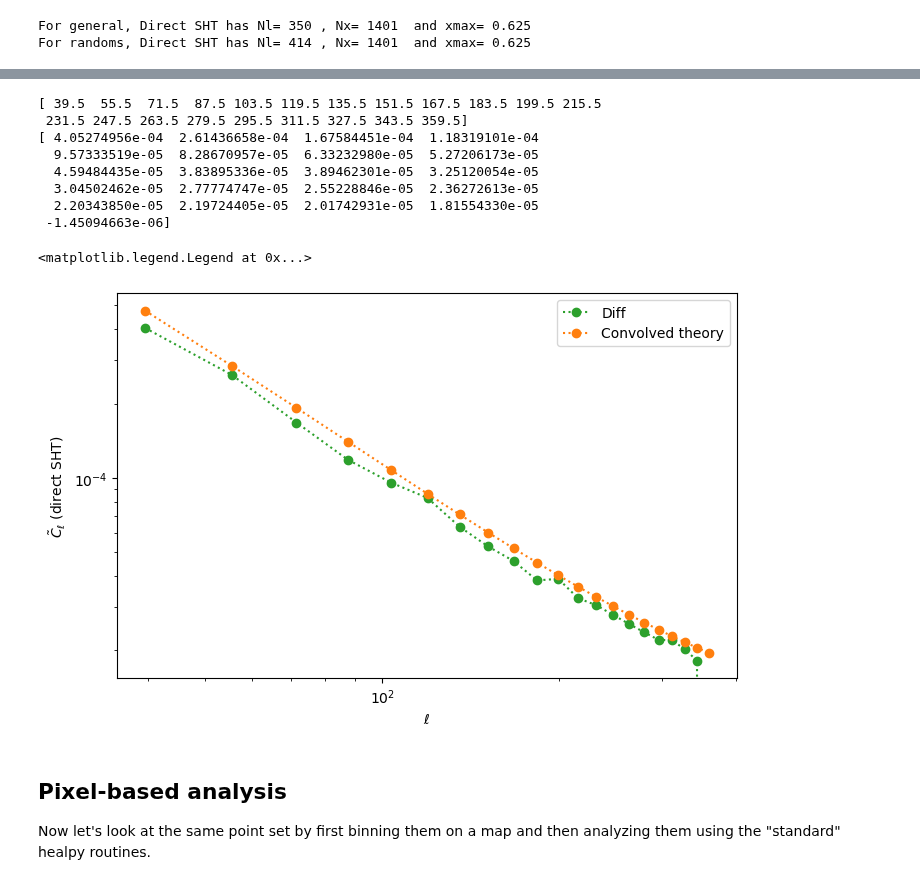
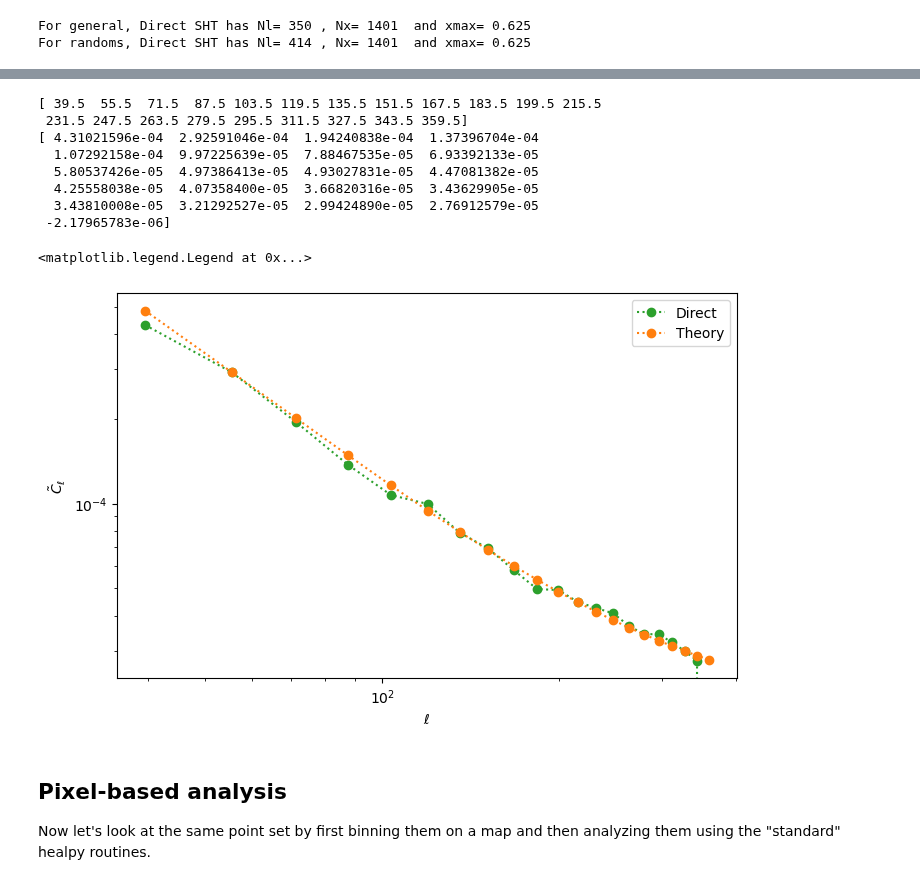
Before and after one commit to martinjameswhite/directsht, a Jupyter notebook: notebooks/analyzing_mocks.ipynb, the cells around one changed output, grey strips where cells are left out. Cells and saved outputs as stored; diff of their text form; code cells hidden in the pictures.

```diff
--- a/notebooks/analyzing_mocks.ipynb
+++ b/notebooks/analyzing_mocks.ipynb
@@ -63,10 +63,11 @@ def veto_points(tt,pp,wt,nveto,rveto):
     return( (tt[ww],pp[ww],wt[ww]) )
 # %%
 # Generate a lognormal mock
-npnt_fullsky = 3 * 500000
+npnt_fullsky = 3 * 250000
 #
 # Initialize a helper object from which to draw realizations
 nside_mockmaking = 2048
+nside_mockmaking = 8192
 Mocks_obj = LogNormalMocks(npnt_fullsky,nside=nside_mockmaking,
                            theta_range=[theta_min,theta_max],
                            phi_range=[phi_min,phi_max])
@@ -251,29 +250,29 @@ print(hdif_decoupled)
 # %% [output]
 [ 39.5  55.5  71.5  87.5 103.5 119.5 135.5 151.5 167.5 183.5 199.5 215.5
  231.5 247.5 263.5 279.5 295.5 311.5 327.5 343.5 359.5]
-[ 4.05274956e-04  2.61436658e-04  1.67584451e-04  1.18319101e-04
-  9.57333519e-05  8.28670957e-05  6.33232980e-05  5.27206173e-05
-  4.59484435e-05  3.83895336e-05  3.89462301e-05  3.25120054e-05
-  3.04502462e-05  2.77774747e-05  2.55228846e-05  2.36272613e-05
-  2.20343850e-05  2.19724405e-05  2.01742931e-05  1.81554330e-05
- -1.45094663e-06]
+[ 4.31021596e-04  2.92591046e-04  1.94240838e-04  1.37396704e-04
+  1.07292158e-04  9.97225639e-05  7.88467535e-05  6.93392133e-05
+  5.80537426e-05  4.97386413e-05  4.93027831e-05  4.47081382e-05
+  4.25558038e-05  4.07358400e-05  3.66820316e-05  3.43629905e-05
+  3.43810008e-05  3.21292527e-05  2.99424890e-05  2.76912579e-05
+ -2.17965783e-06]
 # %%
 fig,ax = plt.subplots(1,1,figsize=(8,5))
-ax.plot(binned_ells,hdif_decoupled,'o:',color='C2',label='Diff')
+ax.plot(binned_ells,hdif_decoupled,'o:',color='C2',label='Direct')
 #
 # Compare to the theory convolved with the bandpower window function.
-clt_conv = np.dot(Mbl, cl_theory[:Mbl.shape[1]])
-ax.plot(binned_ells, clt_conv[Ndiscard:-Ndiscard],'o:',color='C1',label='Convolved theory')
+clt_conv = np.dot(Mbl,cl_theory[:Mbl.shape[1]])
+ax.plot(binned_ells, clt_conv[Ndiscard:-Ndiscard],'o:',color='C1',label='Theory')
 #
 ax.set_xscale('log')
 ax.set_yscale('log')
 ax.set_xlabel(r'$\ell$')
-ax.set_ylabel(r'$\tilde{C}_\ell$ (direct SHT)')
+ax.set_ylabel(r'$\tilde{C}_\ell$')
 #
 ax.legend()
 # %% [output]
 <matplotlib.legend.Legend at 0x...>
-[figure, old version]
+[figure, new version]
 # %% [markdown]
 ## Pixel-based analysis
 
```
Also changed, not shown: parts of 20 cells of this notebook.
